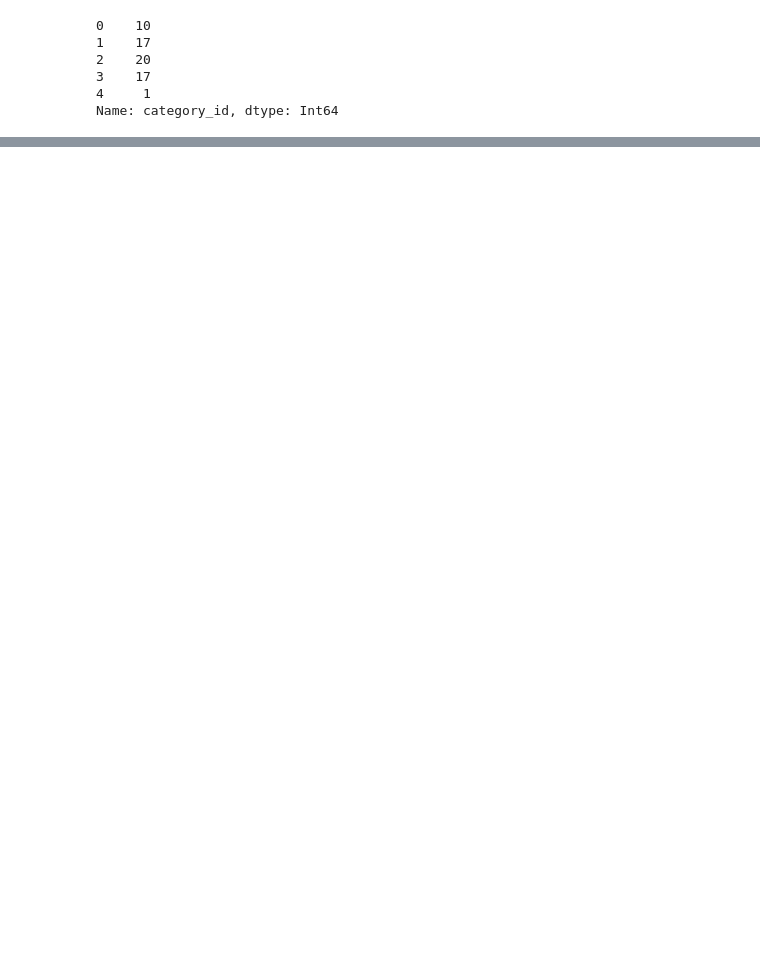
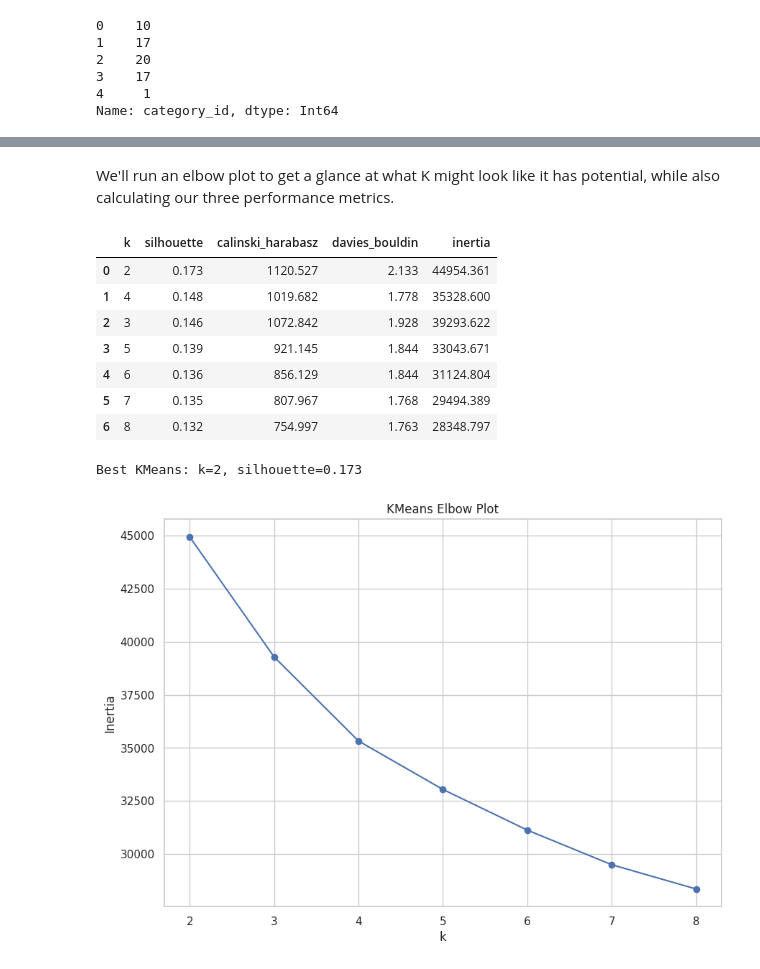
Before and after one commit to carlosfrancose/SpringboardCapstone2, a Jupyter notebook: notebooks/capstone_two.ipynb, the cells around one changed output, grey strips where cells are left out. Drawn from its saved outputs; the diff is of its cells as text; code cells hidden in the pictures; blank space fills up the shorter version.

Commit message:
Completed modeling.

```diff
--- a/notebooks/capstone_two.ipynb
+++ b/notebooks/capstone_two.ipynb
@@ -981,0 +993,6 @@ display(X_final_scaled.head())
+# %%
+# Running DBSCAN and Algorithmic clustering on our entire sample size is proving to be
+# taxing on my puny WSL2 machine, so we'll run them on a sample to get a general sense
+# of how the metrics look before we commit to running them on the full dataset.
+X_model_sample = X_final_scaled.sample(6000, random_state=42)
+X_model_sample.head()
@@ -981,0 +1006,42 @@ display(X_final_scaled.head())
+# %% [markdown]
+We'll run an elbow plot to get a glance at what K might look like it has potential, while also calculating our three performance metrics.
+# %%
+kmeans_results = []
+
+for k in range(2, 9):
+    model = KMeans(n_clusters=k, random_state=42, n_init=10)
+    labels = model.fit_predict(X_model_sample)
+    kmeans_results.append(
+        {
+            "k": k,
+            "silhouette": silhouette_score(X_model_sample, labels),
+            "calinski_harabasz": calinski_harabasz_score(X_model_sample, labels),
+            "davies_bouldin": davies_bouldin_score(X_model_sample, labels),
+            "inertia": model.inertia_,
+        }
+    )
+
+kmeans_results = pd.DataFrame(kmeans_results).sort_values("silhouette", ascending=False).reset_index(drop=True)
+best_kmeans = kmeans_results.iloc[0]
+
+display(kmeans_results.round(3))
+print(f"Best KMeans: k={int(best_kmeans['k'])}, silhouette={best_kmeans['silhouette']:.3f}")
+
+kmeans_elbow = kmeans_results.sort_values("k")
+plt.figure(figsize=(10, 7))
+plt.plot(kmeans_elbow["k"], kmeans_elbow["inertia"], marker="o")
+plt.title("KMeans Elbow Plot")
+plt.xlabel("k")
+plt.ylabel("Inertia")
+plt.show()
+# %% [output]
+|  | k | silhouette | calinski_harabasz | davies_bouldin | inertia |
+| 0 | 2 | 0.173 | 1120.527 | 2.133 | 44954.361 |
+| 1 | 4 | 0.148 | 1019.682 | 1.778 | 35328.600 |
+| 2 | 3 | 0.146 | 1072.842 | 1.928 | 39293.622 |
+| 3 | 5 | 0.139 | 921.145 | 1.844 | 33043.671 |
+| 4 | 6 | 0.136 | 856.129 | 1.844 | 31124.804 |
+| 5 | 7 | 0.135 | 807.967 | 1.768 | 29494.389 |
+| 6 | 8 | 0.132 | 754.997 | 1.763 | 28348.797 |
+Best KMeans: k=2, silhouette=0.173
+[figure, added]
```
Also changed, not shown: parts of 11 cells of this notebook.
